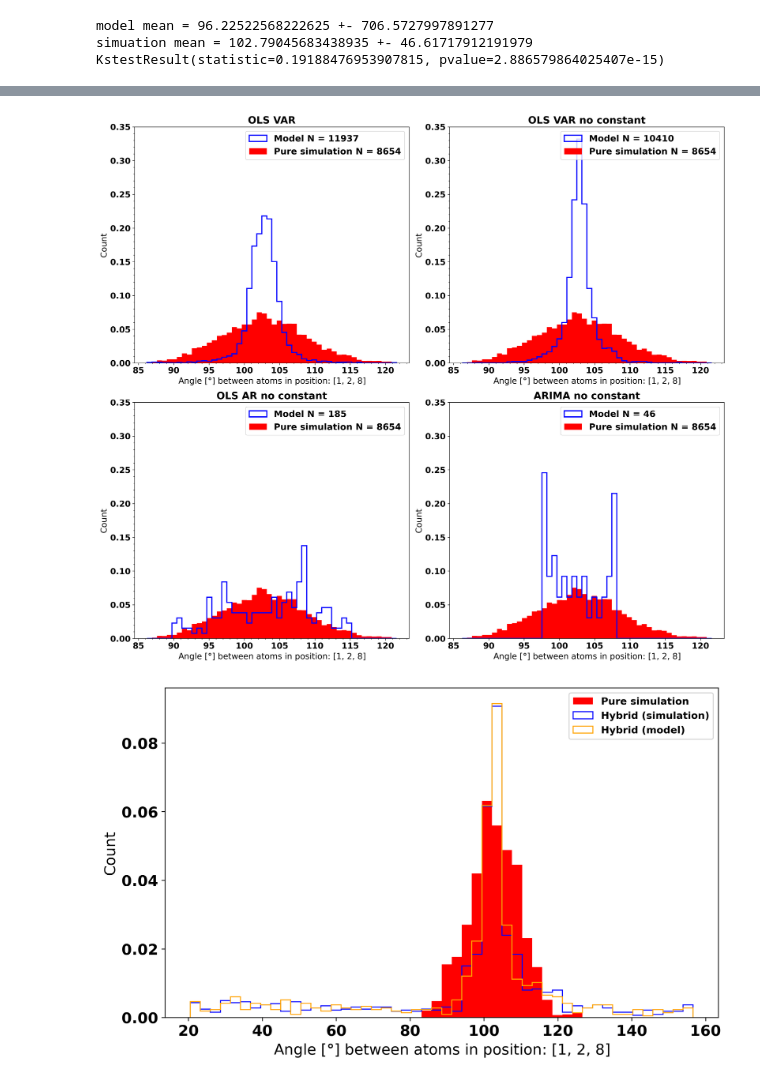
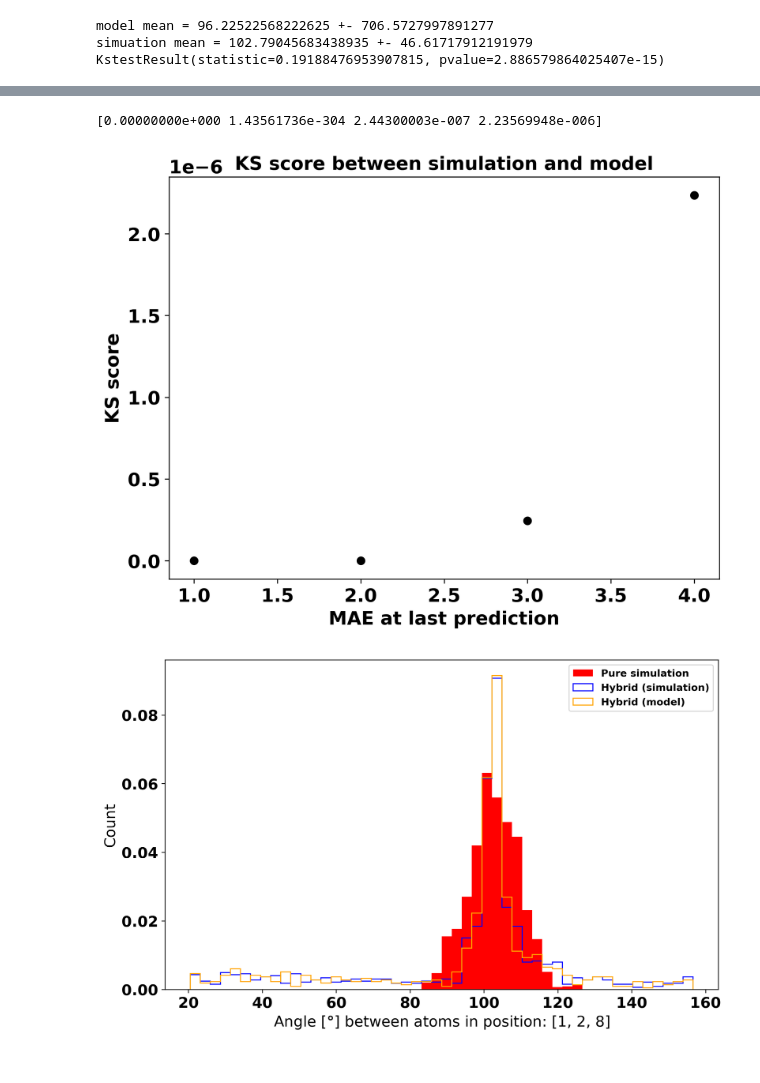
Before and after one commit to BirkDissing/Gemma_group, a Jupyter notebook: Master thesis/Code/Compare_simulations.ipynb, the cells around one changed output, grey strips where cells are left out. Saved outputs shown, nothing was run; the diff lists cells and outputs as text; code cells hidden in the pictures.

```diff
--- a/Master thesis/Code/Compare_simulations.ipynb
+++ b/Master thesis/Code/Compare_simulations.ipynb
@@ -121,13 +133,4 @@ plt.show()
 # %%
-mol_dyn = read("Data\Model_test\EtOH_moldyn_data.xyz", index=":")
-mol_OLS_6_1 = read("Data\Model_test\model_test_6_1.xyz", index=":")
-mol_OLS_no_constant_AR = read("Data\Model_test\model_test_6_1_AR.xyz", index=":")
-mol_OLS_no_constant_VAR = read("Data\Model_test\model_test_6_1_VAR.xyz", index=":")
-mol_ARIMA_no_constant = read("Data\Model_test\model_test_6_1_arima.xyz", index=":")
-
-df_OLS_6_1 = pd.read_csv("Data\Model_test\Moldyn_dataframe_test_6_1.csv")
-models = [["OLS VAR", "OLS VAR no constant"], ["OLS AR no constant", "ARIMA no constant"]]
-data = [[mol_OLS_6_1, mol_OLS_no_constant_VAR],[mol_OLS_no_constant_AR, mol_ARIMA_no_constant]]
 N_bins = 50
 indices = [1, 2, 8]
 x_range = (min(get_angles(mol_dyn, *indices))-0.5, max(get_angles(mol_dyn, *indices))+0.5)
@@ -141,12 +144,29 @@ for i in range(2):
         ax[j, i].set_ylabel("Count")
         ax[j, i].set_ylim(0, 0.35)
         ax[j, i].legend(loc="upper right", fontsize=16)
+        ax[j, i].minorticks_off()
 
-plt.minorticks_off()
+
 plt.tight_layout()
 plt.show()
-# %% [output]
-[figure, removed]
+# %%
+KS_score = np.array([[compare_KS(get_angles(mol_OLS_6_1, *indices), get_angles(mol_dyn, *indices))[1], compare_KS(get_angles(mol_OLS_no_constant_VAR, *indices), get_angles(mol_dyn, *indices))[1]],[compare_KS(get_angles(mol_OLS_no_constant_AR, *indices), get_angles(mol_dyn, *indices))[1], compare_KS(get_angles(mol_ARIMA_no_constant, *indices), get_angles(mol_dyn, *indices))[1]]])
+# %%
+x = [1, 2, 3, 4]
+
+print(KS_score.flatten()[:])
+fig, ax = plt.subplots(figsize=(8, 6))
+ax.scatter(x, KS_score.flatten()[:], color="black")
+ax.set_xlabel("MAE at last prediction", fontweight="bold")
+ax.set_ylabel("KS score", fontweight="bold")
+
+#ax.ticklabel_format(style='sci', axis='x', scilimits=(0,0))
+ax.set_title("KS score between simulation and model", fontweight="bold")
+plt.minorticks_off()
+plt.show()
+# %% [output]
+[0.00000000e+000 1.43561736e-304 2.44300003e-007 2.23569948e-006]
+[figure, added]
 # %%
 # Lav et plot hvor der kun indgår steps for simulation og en hvor der kun indgår steps for model
 mask1 = np.asarray(df_model.loc[df_model['md']==1, 'Unnamed: 0']).astype('int32')
```
Also changed, not shown: parts of 3 cells of this notebook, 37 other files.
